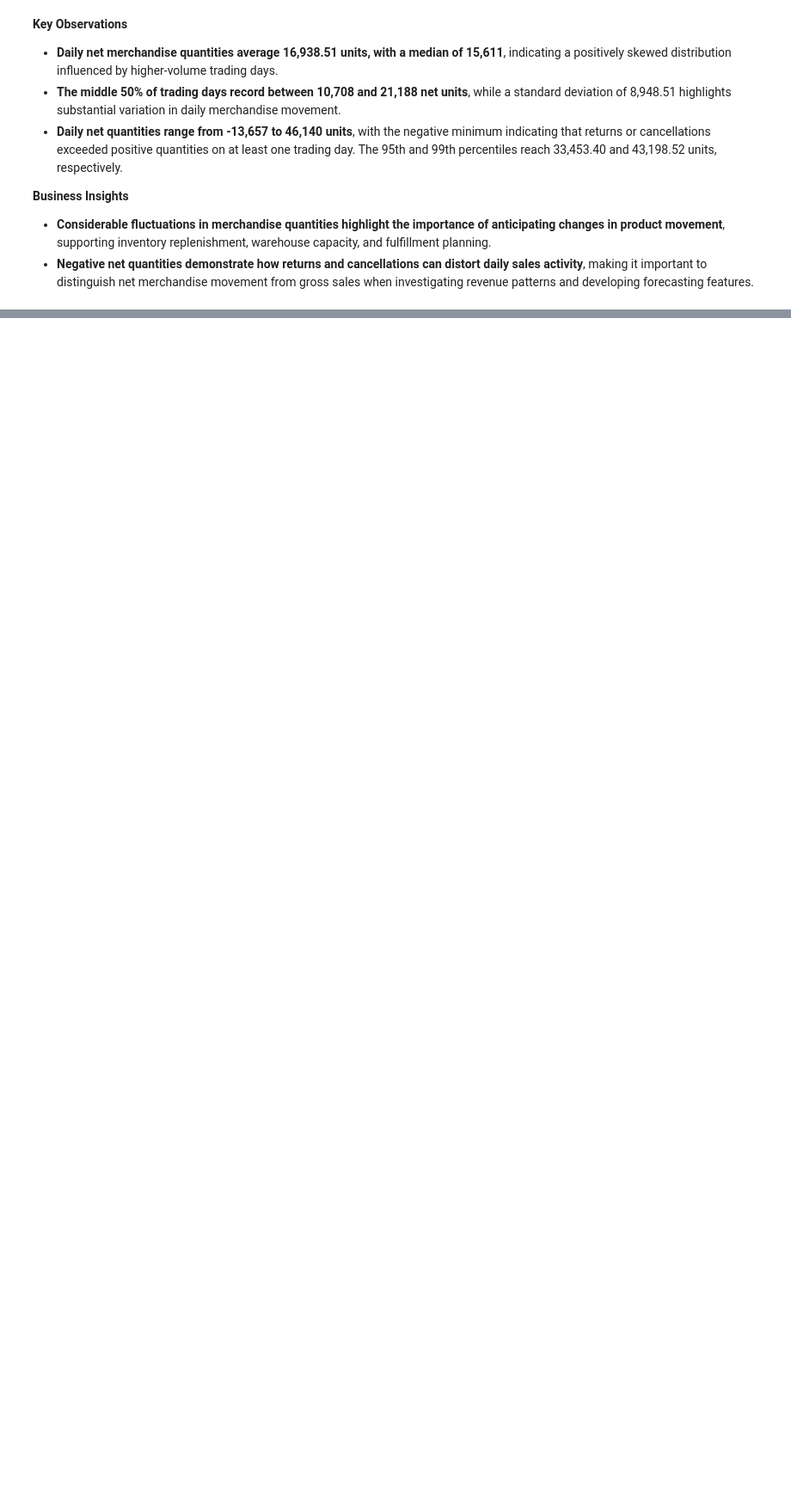
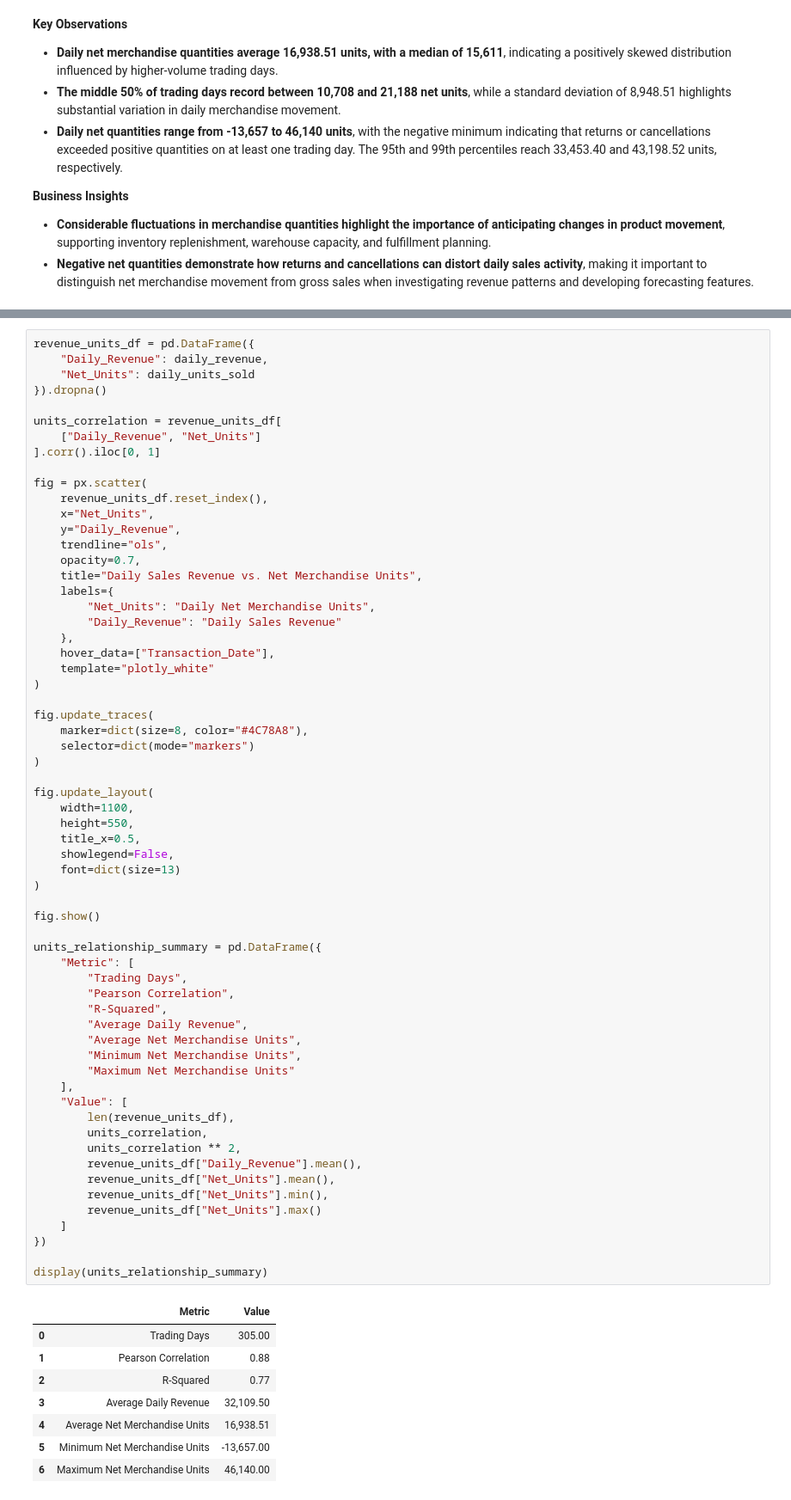
Before and after one commit to TejasMJ/Retail-Sales-Dynamics, a Jupyter notebook: notebooks/02_exploratory_data_analysis.ipynb, the cells around one changed output, grey strips where cells are left out. Shown at 86% size. Cells and saved outputs as stored; diff of their text form; blank space fills up the shorter version.

```diff
--- a/notebooks/02_exploratory_data_analysis.ipynb
+++ b/notebooks/02_exploratory_data_analysis.ipynb
@@ -887,0 +1207,71 @@ display(
+# %%
+revenue_units_df = pd.DataFrame({
+    "Daily_Revenue": daily_revenue,
+    "Net_Units": daily_units_sold
+}).dropna()
+
+units_correlation = revenue_units_df[
+    ["Daily_Revenue", "Net_Units"]
+].corr().iloc[0, 1]
+
+fig = px.scatter(
+    revenue_units_df.reset_index(),
+    x="Net_Units",
+    y="Daily_Revenue",
+    trendline="ols",
+    opacity=0.7,
+    title="Daily Sales Revenue vs. Net Merchandise Units",
+    labels={
+        "Net_Units": "Daily Net Merchandise Units",
+        "Daily_Revenue": "Daily Sales Revenue"
+    },
+    hover_data=["Transaction_Date"],
+    template="plotly_white"
+)
+
+fig.update_traces(
+    marker=dict(size=8, color="#4C78A8"),
+    selector=dict(mode="markers")
+)
+
+fig.update_layout(
+    width=1100,
+    height=550,
+    title_x=0.5,
+    showlegend=False,
+    font=dict(size=13)
+)
+
+fig.show()
+
+units_relationship_summary = pd.DataFrame({
+    "Metric": [
+        "Trading Days",
+        "Pearson Correlation",
+        "R-Squared",
+        "Average Daily Revenue",
+        "Average Net Merchandise Units",
+        "Minimum Net Merchandise Units",
+        "Maximum Net Merchandise Units"
+    ],
+    "Value": [
+        len(revenue_units_df),
+        units_correlation,
+        units_correlation ** 2,
+        revenue_units_df["Daily_Revenue"].mean(),
+        revenue_units_df["Net_Units"].mean(),
+        revenue_units_df["Net_Units"].min(),
+        revenue_units_df["Net_Units"].max()
+    ]
+})
+
+display(units_relationship_summary)
+# %% [output]
+|  | Metric | Value |
+| 0 | Trading Days | 305.00 |
+| 1 | Pearson Correlation | 0.88 |
+| 2 | R-Squared | 0.77 |
+| 3 | Average Daily Revenue | 32,109.50 |
+| 4 | Average Net Merchandise Units | 16,938.51 |
+| 5 | Minimum Net Merchandise Units | -13,657.00 |
+| 6 | Maximum Net Merchandise Units | 46,140.00 |
```
Also changed, not shown: parts of 16 cells of this notebook.
